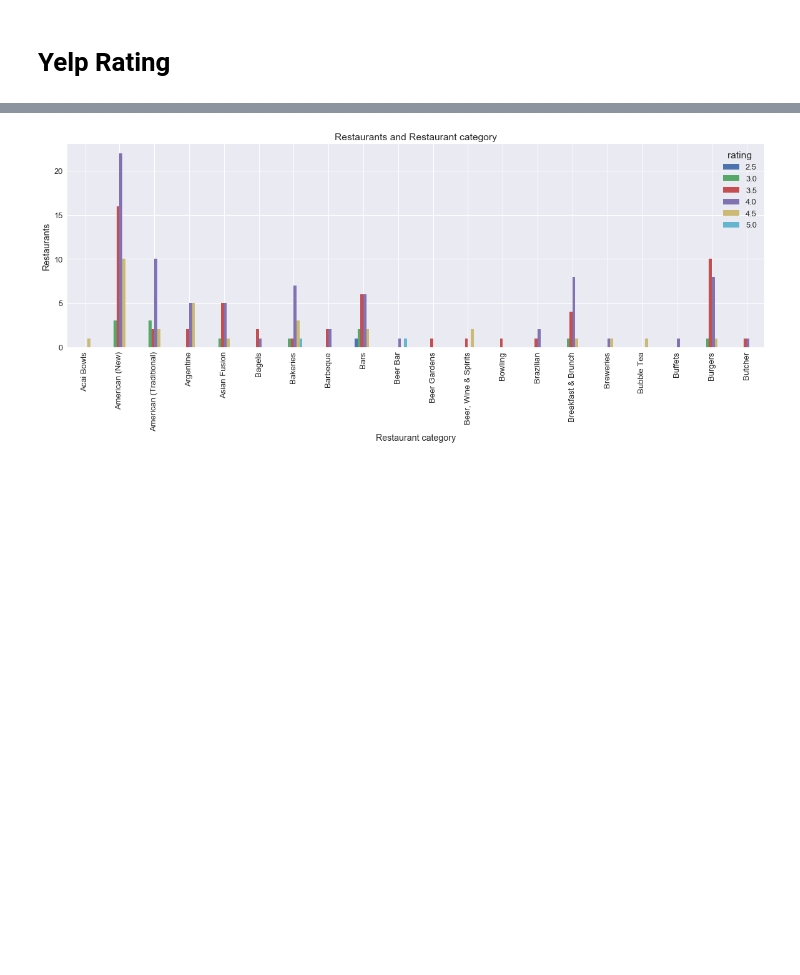
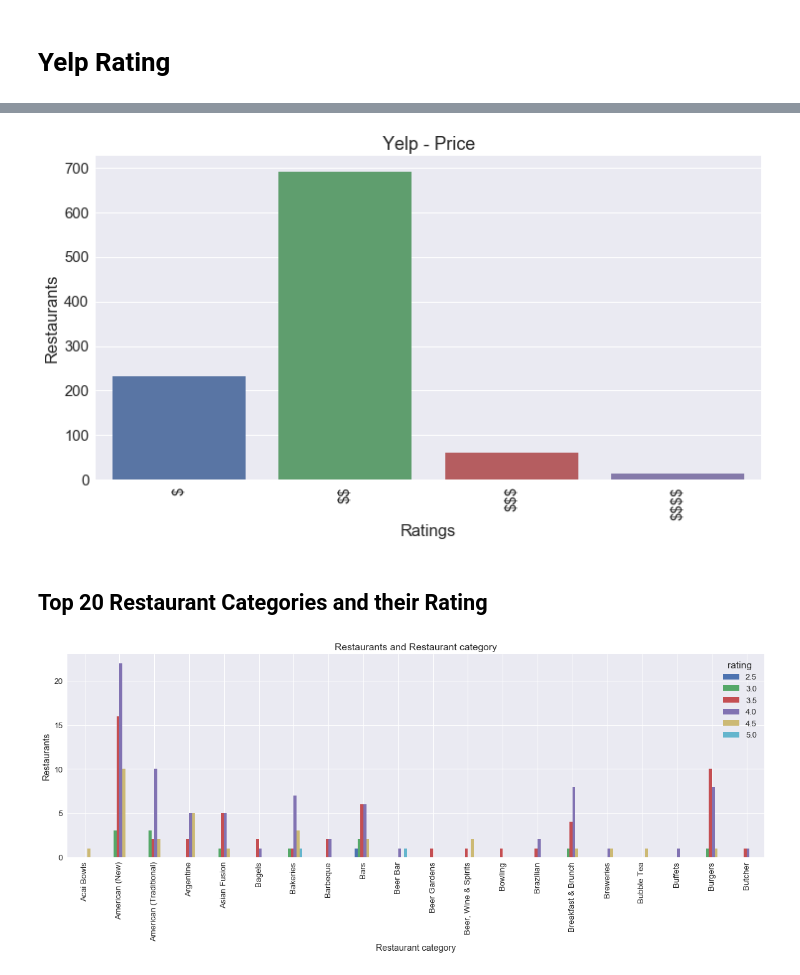
Before and after one commit to imjuoy/HungryGator, a Jupyter notebook: src/Final_Collated_Source_Code.ipynb, the cells around one changed output, grey strips where cells are left out. Cells and saved outputs as stored; diff of their text form; code cells hidden in the pictures; blank space fills up the shorter version.

```diff
--- a/src/Final_Collated_Source_Code.ipynb
+++ b/src/Final_Collated_Source_Code.ipynb
@@ -248,3 +258,25 @@ plt.show()
+# %%
+yelp = yelp.sort_values('price', ascending=False)
+# %%
+sns.set(font_scale= 1.5)
+fig, ax = plt.subplots(figsize=(12,6))
+sns.countplot(ax = ax, x='price', data=yelp)
+
+ax = plt.gca()
+
+ax.set_xticklabels(['\$','\$$','\$$\$', '\$\$\$$'])
+plt.title('Yelp - Price')
+plt.xlabel('Ratings')
+plt.ylabel('Restaurants')
+
+#ax.set_xticklabels(labels)
+
+plt.xticks(rotation=90)
+plt.show()
+# %% [output]
+[figure, added]
+# %% [markdown]
+## Top 20 Restaurant Categories and their Rating
 # %%
 yelp = yelp.sort_values('rating', ascending=False)
 
```
Also changed, not shown: parts of 19 cells of this notebook.
